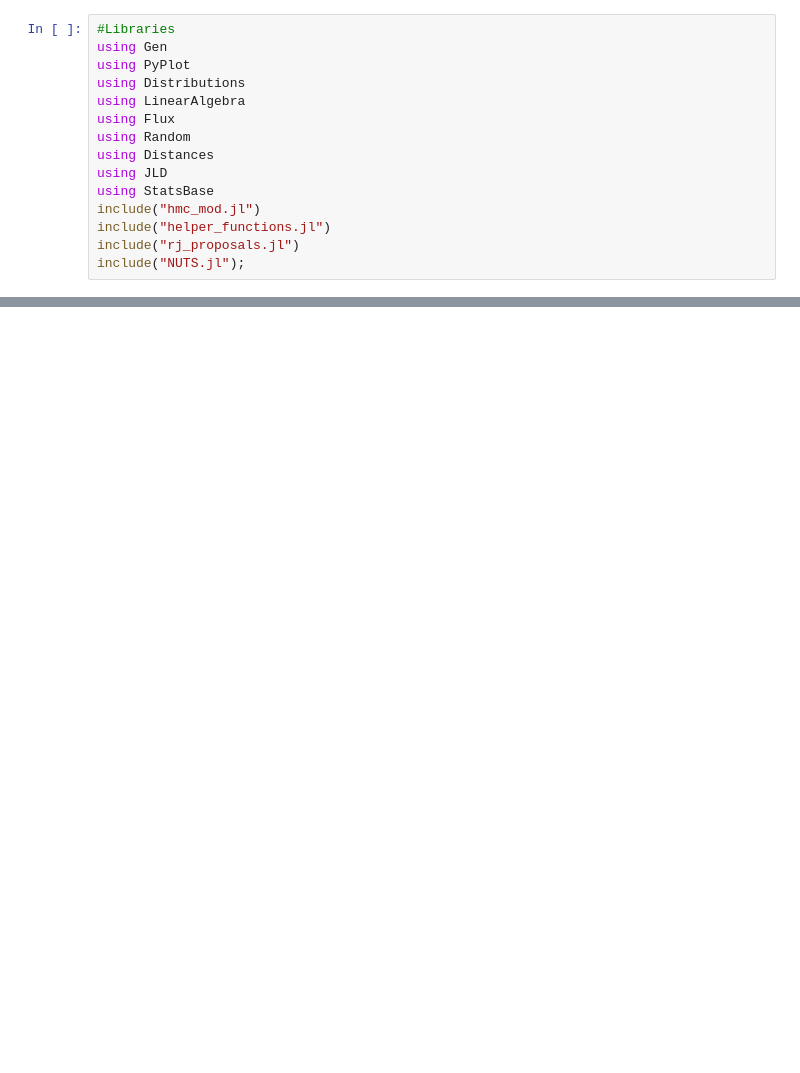
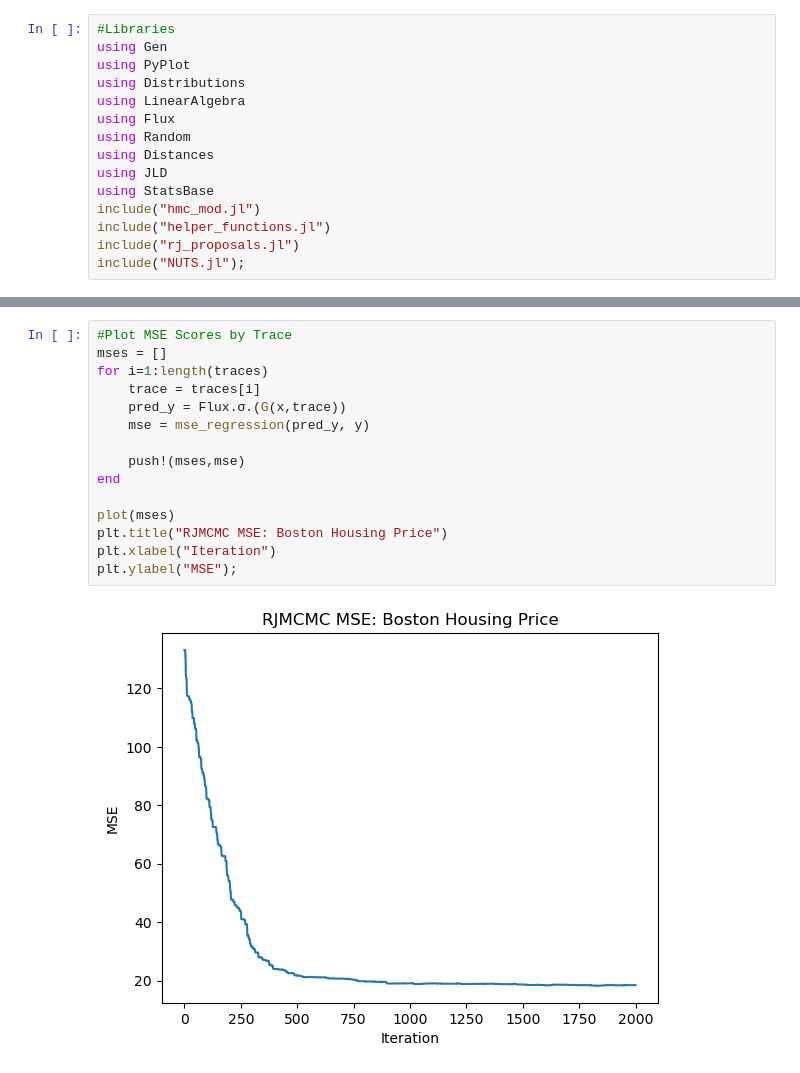
Before and after one commit to jberezow/RJMCMC, a Jupyter notebook: Thesis-RegressionBH.ipynb, the cells around one changed output, grey strips where cells are left out. Cells and saved outputs as stored; diff of their text form; blank space fills up the shorter version.

```diff
--- a/Thesis-RegressionBH.ipynb
+++ b/Thesis-RegressionBH.ipynb
@@ -229,0 +344,17 @@ plt.legend()
+# %%
+#Plot MSE Scores by Trace
+mses = []
+for i=1:length(traces)
+    trace = traces[i]
+    pred_y = Flux.σ.(G(x,trace))
+    mse = mse_regression(pred_y, y)
+
+    push!(mses,mse)
+end
+
+plot(mses)
+plt.title("RJMCMC MSE: Boston Housing Price")
+plt.xlabel("Iteration")
+plt.ylabel("MSE");
+# %% [output]
+[figure, added]
```
Also changed, not shown: parts of 10 cells of this notebook, 5 other files.
